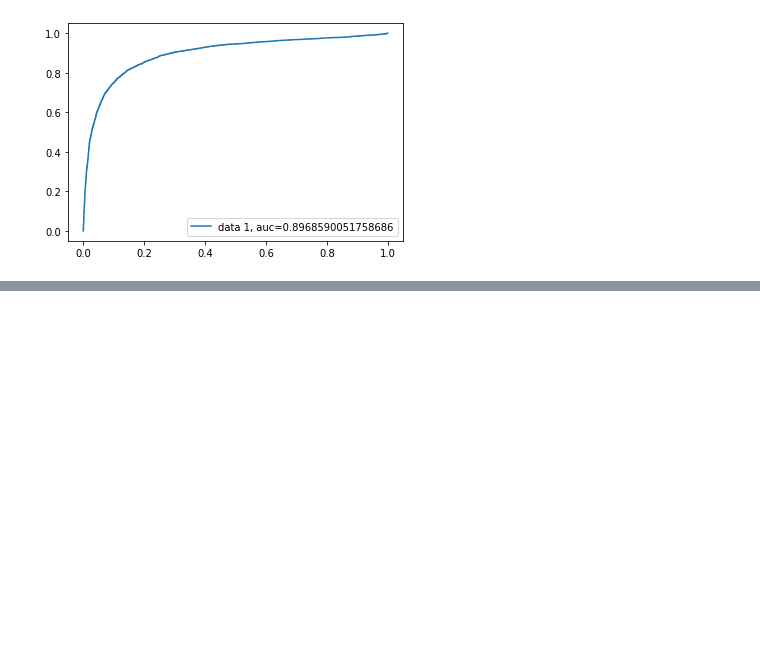
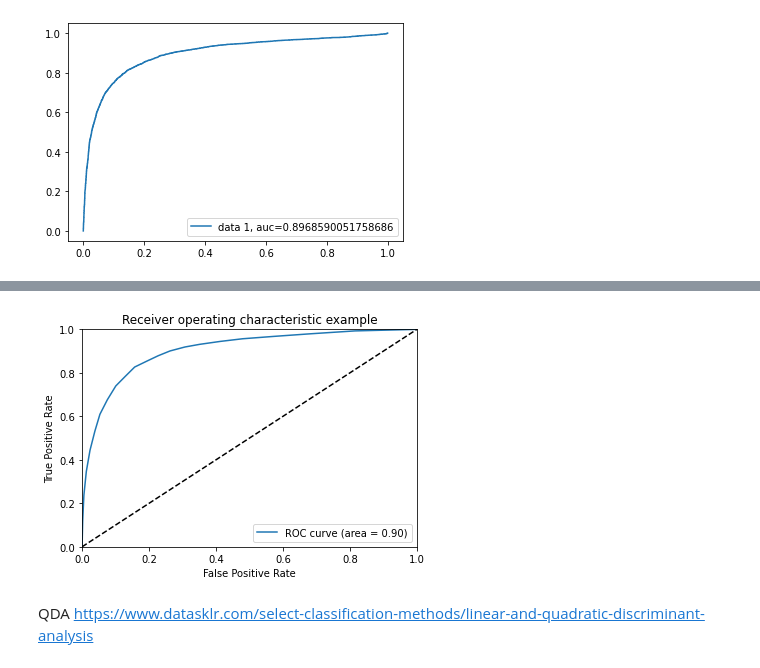
Before and after one commit to caiocmb7/MachineLearning-DS, a Jupyter notebook: ICA/HW2/Homework_2_ICA_Parte_2 (1).ipynb, the cells around one changed output, grey strips where cells are left out. Saved outputs shown, nothing was run; the diff lists cells and outputs as text; code cells hidden in the pictures; blank space fills up the shorter version.

```diff
--- a/ICA/HW2/Homework_2_ICA_Parte_2 (1).ipynb
+++ b/ICA/HW2/Homework_2_ICA_Parte_2 (1).ipynb
@@ -229,0 +370,26 @@ plt.show()
+# %%
+import numpy as np
+import pylab as pl
+from sklearn import svm
+from sklearn.utils import shuffle
+from sklearn.metrics import roc_curve, auc
+
+roc_auc = auc(fpr, tpr)
+# %%
+pl.clf()
+pl.plot(fpr, tpr, label='ROC curve (area = %0.2f)' % roc_auc)
+pl.plot([0, 1], [0, 1], 'k--')
+pl.xlim([0.0, 1.0])
+pl.ylim([0.0, 1.0])
+pl.xlabel('False Positive Rate')
+pl.ylabel('True Positive Rate')
+pl.title('Receiver operating characteristic example')
+pl.legend(loc="lower right")
+pl.show()
+
+# https://go2analytics.wordpress.com/2016/07/26/implement-classification-in-python-and-roc-plotting-svc-example/
+# %% [output]
+[figure, added]
+# %% [markdown]
+QDA
+https://www.datasklr.com/select-classification-methods/linear-and-quadratic-discriminant-analysis
```
Also changed, not shown: parts of 25 cells of this notebook, 1 other file.
